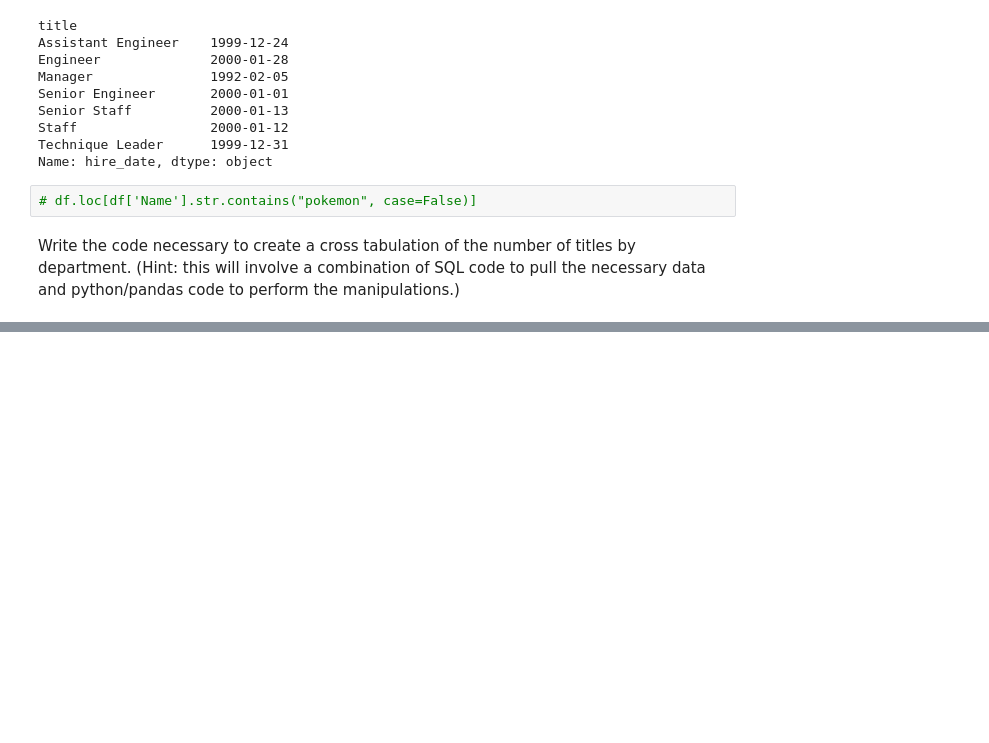
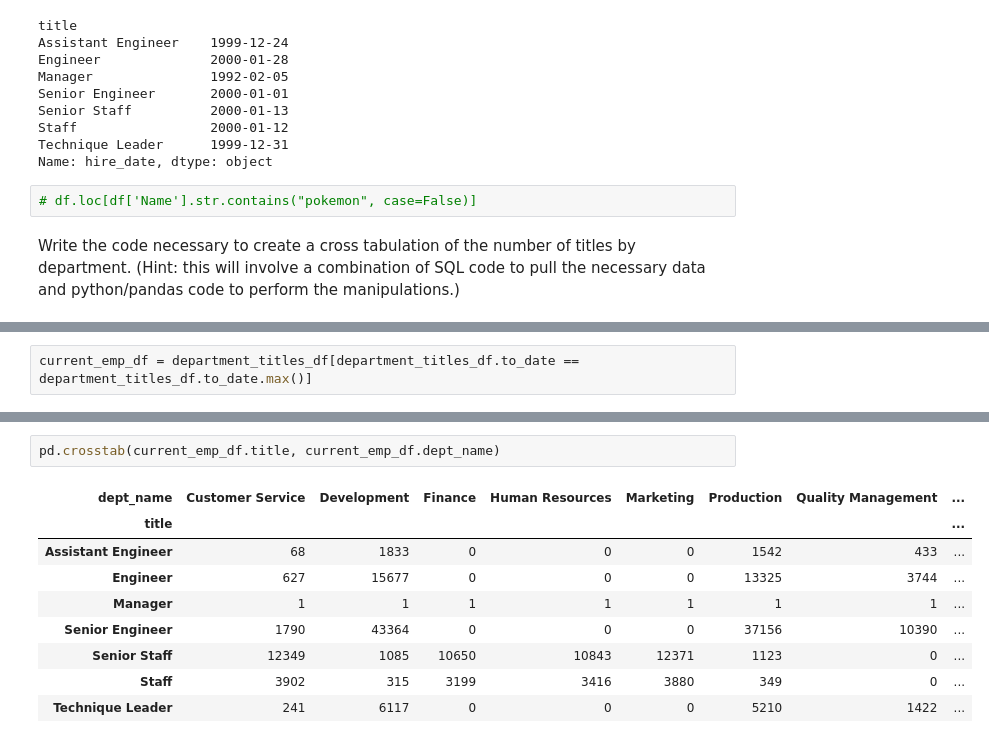
Before and after one commit to mannievilla/numpy-pandas-visualization-exercises, a Jupyter notebook: advanced_dataframes.ipynb, the cells around one changed output, grey strips where cells are left out. Saved outputs shown, nothing was run; the diff lists cells and outputs as text; blank space fills up the shorter version.

```diff
--- a/advanced_dataframes.ipynb
+++ b/advanced_dataframes.ipynb
@@ -575,0 +548,2 @@ current_titles_crosstab
+# %%
+current_emp_df = department_titles_df[department_titles_df.to_date == department_titles_df.to_date.max()]
@@ -575,0 +559,12 @@ current_titles_crosstab
+# %%
+pd.crosstab(current_emp_df.title, current_emp_df.dept_name)
+# %% [output]
+| dept_name | Customer Service | Development | Finance | Human Resources | Marketing | Production | Quality Management | ... |
+| title |  |  |  |  |  |  |  | ... |
+| Assistant Engineer | 68 | 1833 | 0 | 0 | 0 | 1542 | 433 | ... |
+| Engineer | 627 | 15677 | 0 | 0 | 0 | 13325 | 3744 | ... |
+| Manager | 1 | 1 | 1 | 1 | 1 | 1 | 1 | ... |
+| Senior Engineer | 1790 | 43364 | 0 | 0 | 0 | 37156 | 10390 | ... |
+| Senior Staff | 12349 | 1085 | 10650 | 10843 | 12371 | 1123 | 0 | ... |
+| Staff | 3902 | 315 | 3199 | 3416 | 3880 | 349 | 0 | ... |
+| Technique Leader | 241 | 6117 | 0 | 0 | 0 | 5210 | 1422 | ... |
```
Also changed, not shown: parts of 12 cells of this notebook.
